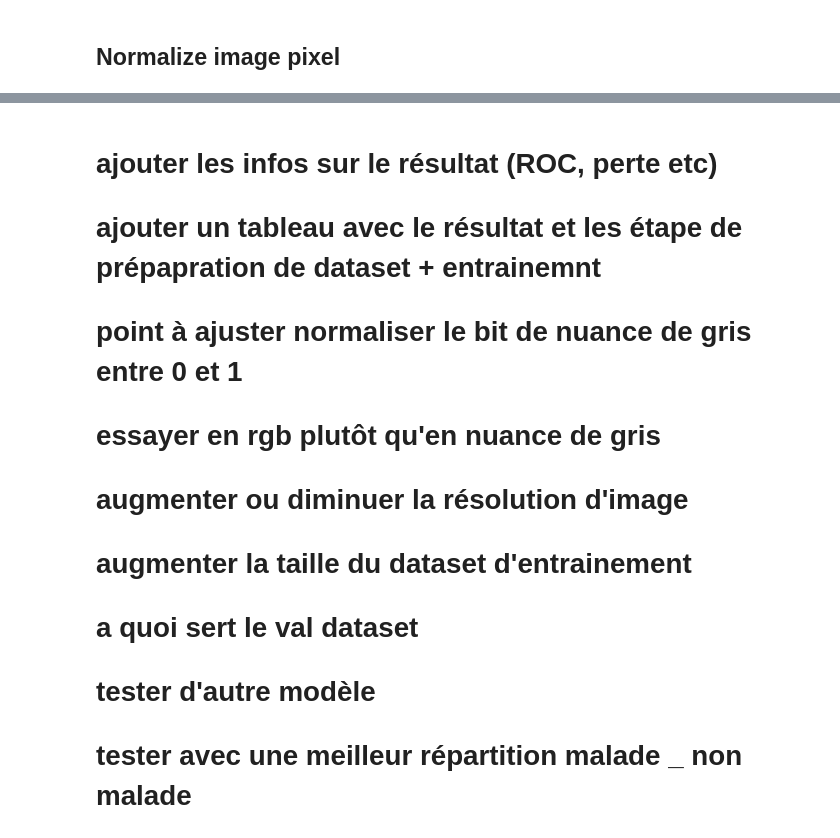
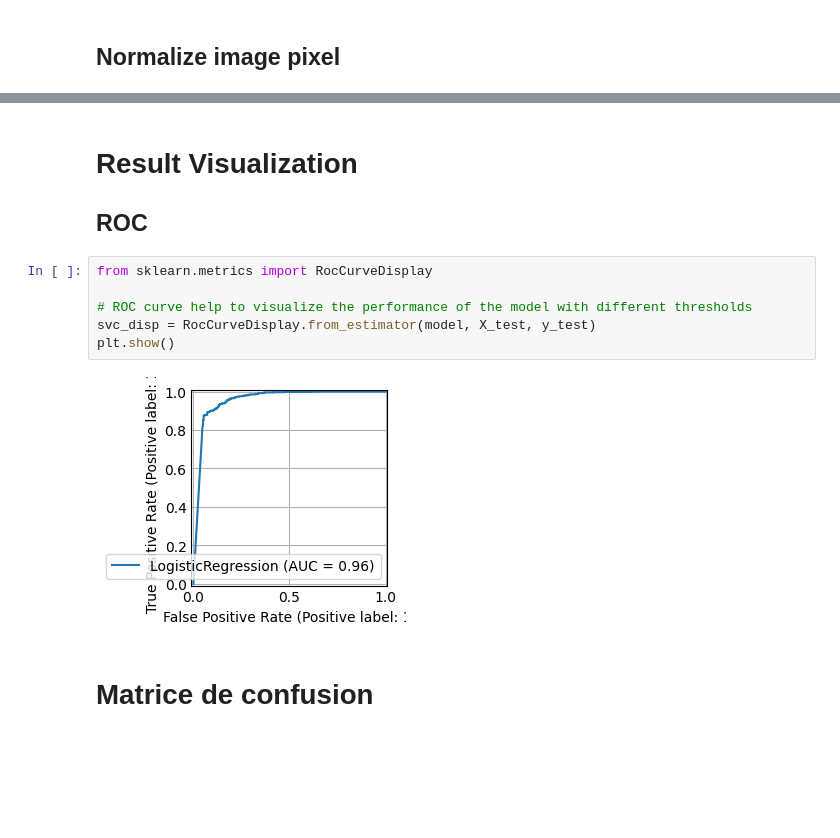
Before and after one commit to Nicolas-Dmb/t-dev-810, a Jupyter notebook: notebook.ipynb, the cells around one changed output, grey strips where cells are left out. Saved outputs shown, nothing was run; the diff lists cells and outputs as text; blank space fills up the shorter version.

```diff
--- a/notebook.ipynb
+++ b/notebook.ipynb
@@ -149,10 +174,13 @@ Accuracy: 0.9382716049382716
 # %% [markdown]
-# ajouter les infos sur le résultat (ROC, perte etc)
-# ajouter un tableau avec le résultat et les étape de prépapration de dataset + entrainemnt
-# point à ajuster normaliser le bit de nuance de gris entre 0 et 1
-# essayer en rgb plutôt qu'en nuance de gris
-# augmenter ou diminuer la résolution d'image
-# augmenter la taille du dataset d'entrainement
-# a quoi sert le val dataset
-# tester d'autre modèle
-# tester avec une meilleur répartition malade _ non malade
+# Result Visualization
+## ROC
+# %%
+from sklearn.metrics import RocCurveDisplay
+
+# ROC curve help to visualize the performance of the model with different thresholds
+svc_disp = RocCurveDisplay.from_estimator(model, X_test, y_test)
+plt.show()
+# %% [output]
+[figure, added]
+# %% [markdown]
+# Matrice de confusion
```
Also changed, not shown: parts of 14 cells of this notebook, 3 other files.
